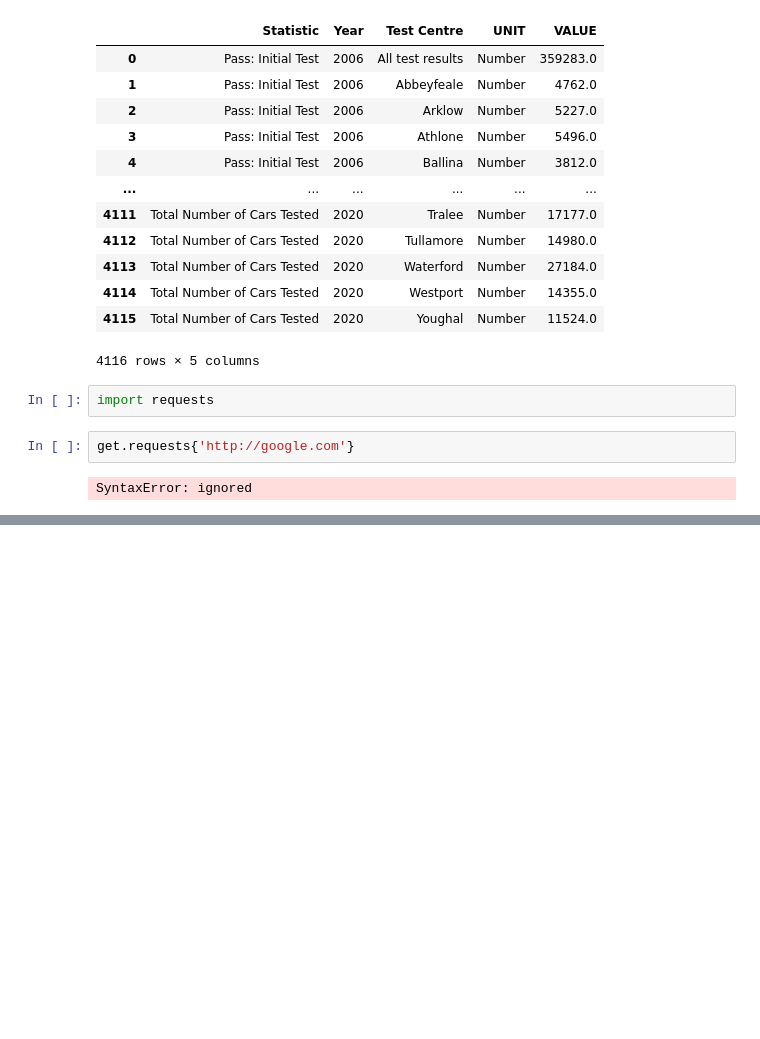
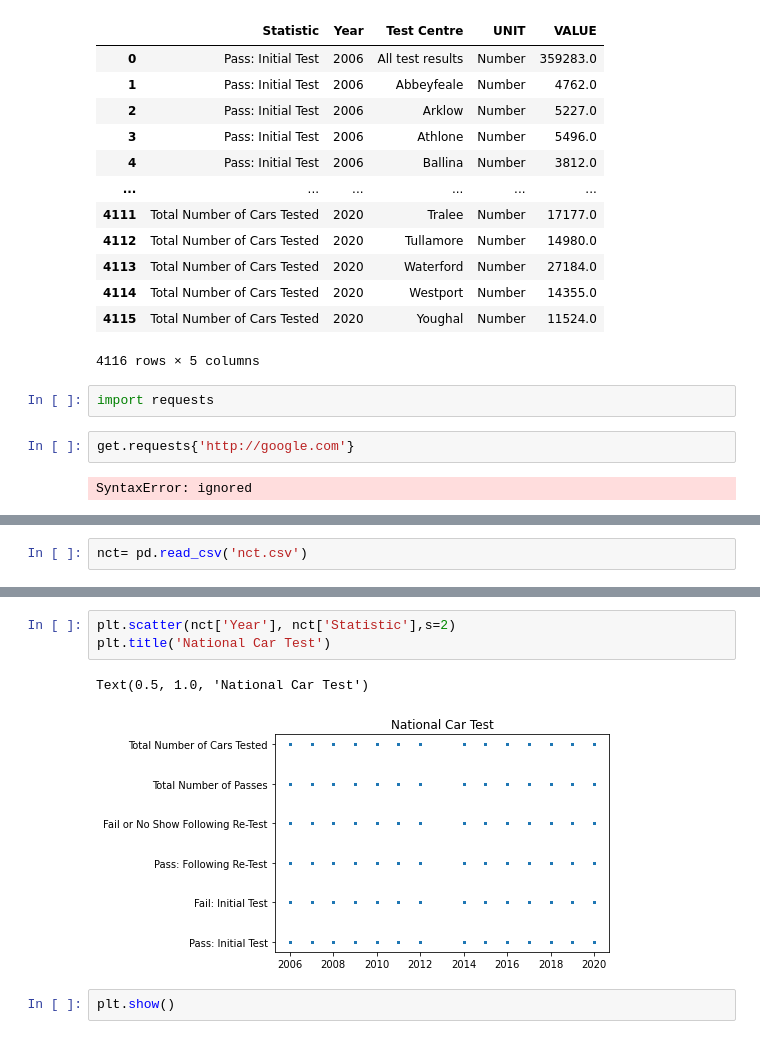
Before and after one commit to hartyl1/UCDPA_harty, a Jupyter notebook: Copy_of_Copy_of_Untitled12.ipynb, the cells around one changed output, grey strips where cells are left out. Saved outputs shown, nothing was run; the diff lists cells and outputs as text; blank space fills up the shorter version.

```diff
--- a/Copy_of_Copy_of_Untitled12.ipynb
+++ b/Copy_of_Copy_of_Untitled12.ipynb
@@ -343,0 +348,2 @@ SyntaxError: ignored
+# %%
+nct= pd.read_csv('nct.csv')
@@ -343,0 +368,8 @@ SyntaxError: ignored
+# %%
+plt.scatter(nct['Year'], nct['Statistic'],s=2)
+plt.title('National Car Test')
+# %% [output]
+Text(0.5, 1.0, 'National Car Test')
+[figure, added]
+# %%
+plt.show()
```
Also changed, not shown: parts of 7 cells of this notebook.
